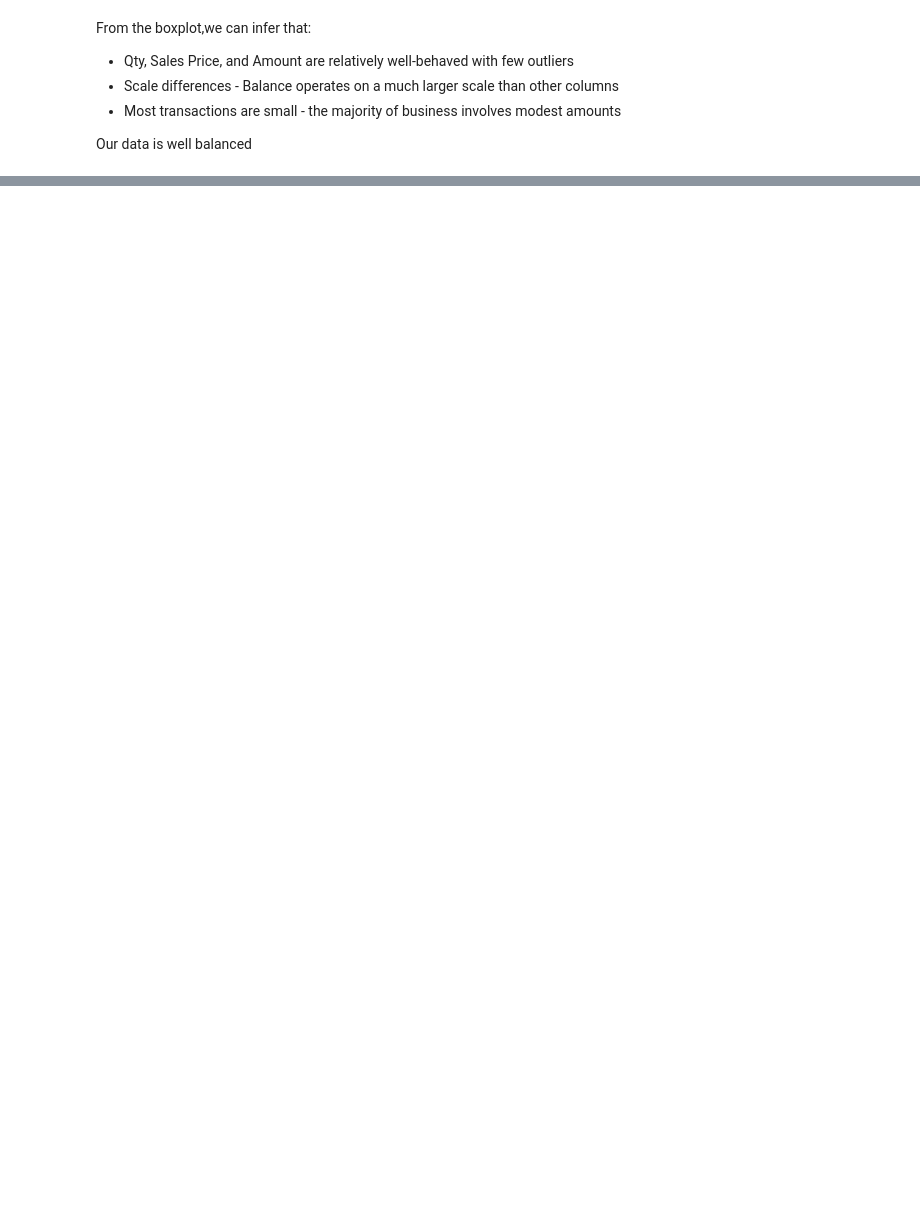
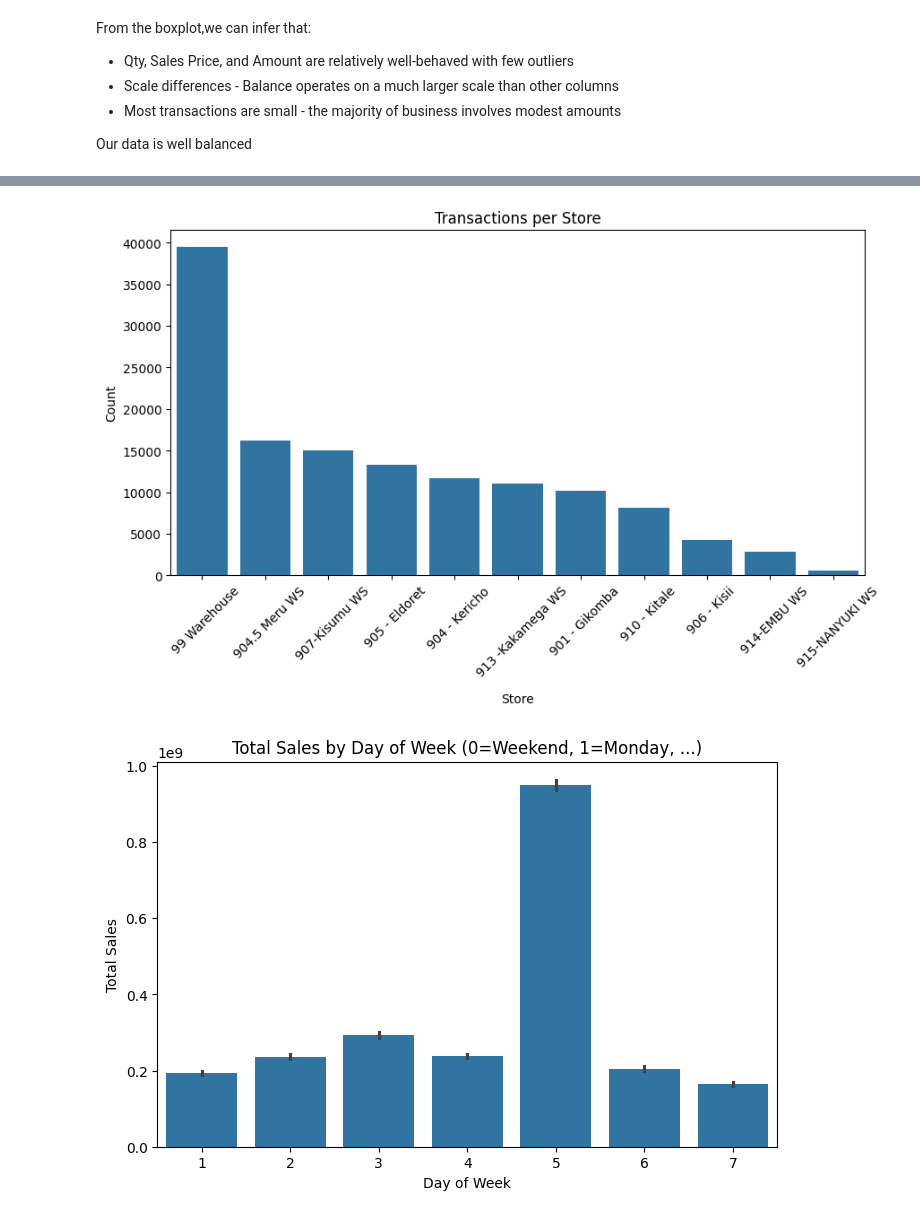
Before and after one commit to Kate-Maina/Group-2-Capstone-Project, a Jupyter notebook: index.ipynb, the cells around one changed output, grey strips where cells are left out. Saved outputs shown, nothing was run; the diff lists cells and outputs as text; code cells hidden in the pictures; blank space fills up the shorter version.

Commit message:
Perform exploratory data analysis on dataset

```diff
--- a/index.ipynb
+++ b/index.ipynb
@@ -517,0 +584,23 @@ Our data is well balanced
+# %%
+
+
+# 5. Transactions per store
+plt.figure(figsize=(10,5))
+store_counts = df["customer_segment"].value_counts()
+sns.barplot(x=store_counts.index, y=store_counts.values)
+plt.title("Transactions per Store")
+plt.xlabel("Store")
+plt.ylabel("Count")
+plt.xticks(rotation=45)
+plt.show()
+
+# 6. Sales by day of week
+plt.figure(figsize=(8,5))
+sns.barplot(x="DayOfWeek", y="Amount", data=df, estimator=sum)
+plt.title("Total Sales by Day of Week (0=Weekend, 1=Monday, ...)")
+plt.xlabel("Day of Week")
+plt.ylabel("Total Sales")
+plt.show()
+# %% [output]
+[figure, added]
+[figure, added]
```
Also changed, not shown: parts of 31 cells of this notebook.
